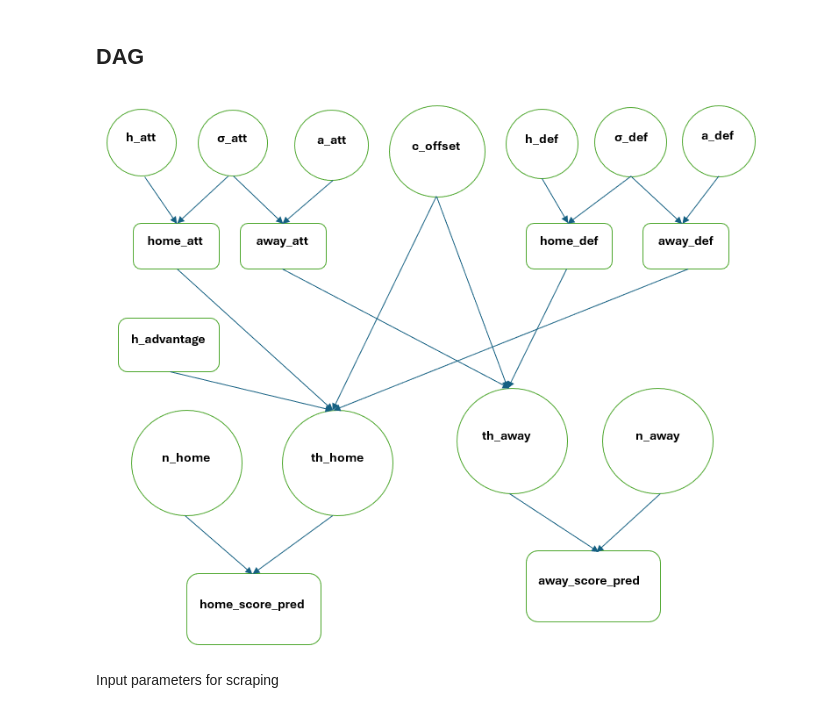
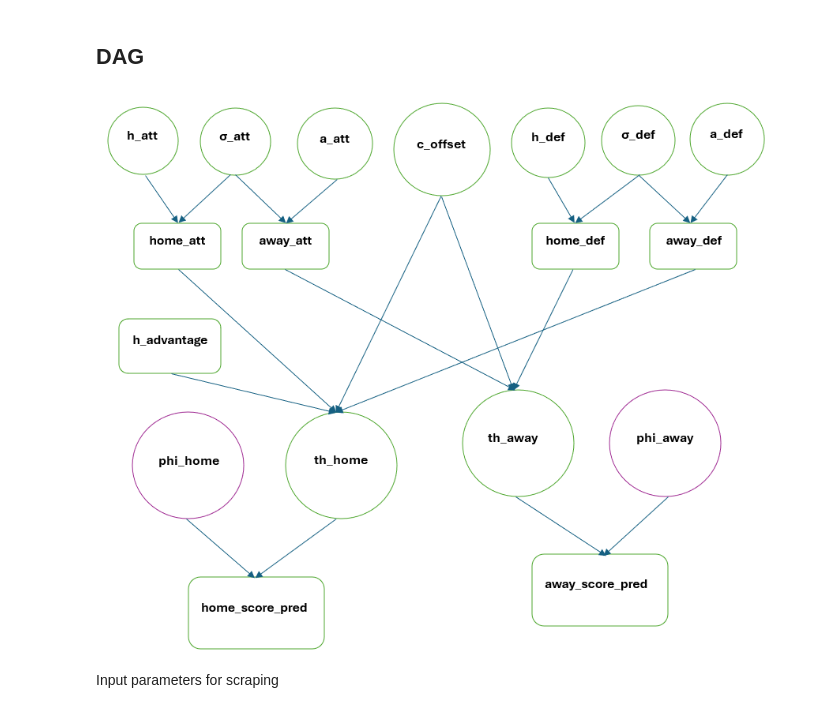
Before and after one commit to Mazart23/NBA_data_analytics, a Jupyter notebook: main.ipynb, the cells around one changed output. Drawn from its saved outputs; the diff is of its cells as text; code cells hidden in the pictures.

```diff
--- a/main.ipynb
+++ b/main.ipynb
@@ -39,10 +39,10 @@ None
 # %%
 from PIL import Image
 from IPython.display import display
-DAG_poisson = Image.open('DAG_poisson.png')
+DAG_poisson = Image.open('/app/DAG_nbin.png')
 display(DAG_poisson)
 # %% [output]
-[figure, old version]
+[figure, new version]
 # %%
 import os
 
```
Also changed, not shown: 1 other file.
